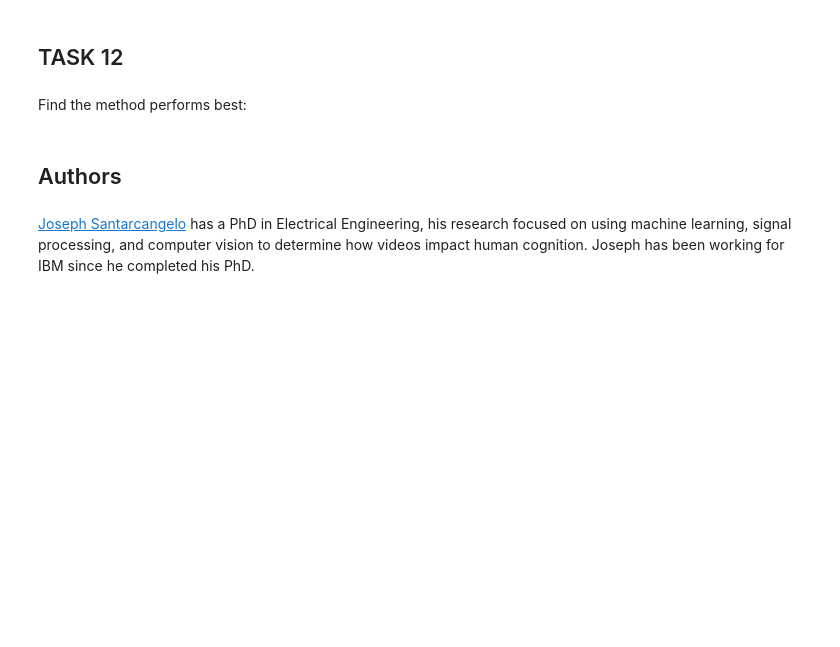
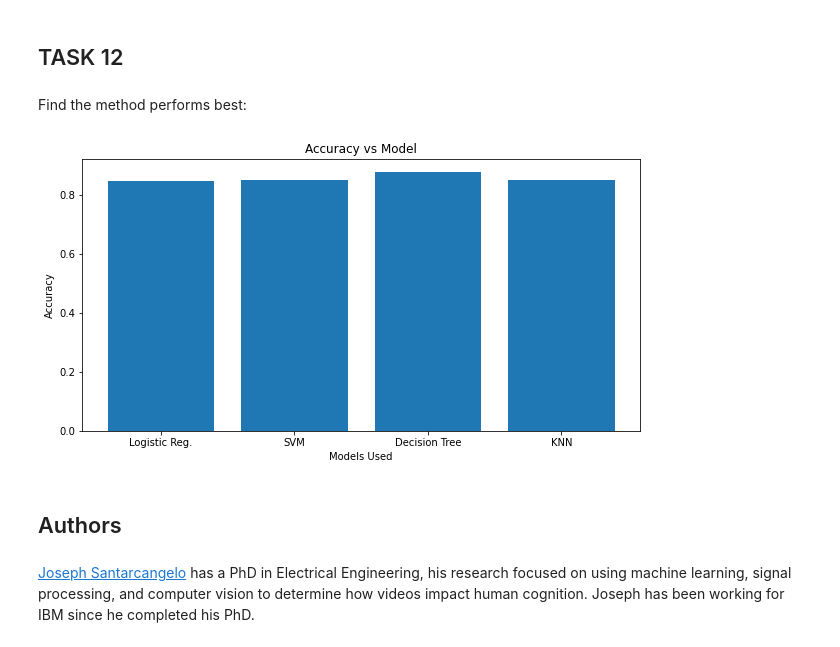
Before and after one commit to donabhadra/IBM-DS-Capstone, a Jupyter notebook: SpaceX Model Prediction.ipynb, the cells around one changed output. Saved outputs shown, nothing was run; the diff lists cells and outputs as text; code cells hidden in the pictures; blank space fills up the shorter version.

```diff
--- a/SpaceX Model Prediction.ipynb
+++ b/SpaceX Model Prediction.ipynb
@@ -203,0 +202,4 @@ logreg_cv.score(X_test,Y_test)
+# %%
+lr_score= logreg_cv.best_score_
+scores.append(logreg_cv.best_score_)
+logreg_cv.score(X_test,Y_test)
@@ -245,0 +246,4 @@ svm_cv.score(X_test,Y_test)
+# %%
+svm_score= svm_cv.best_score_
+scores.append(svm_cv.best_score_)
+svm_cv.score(X_test,Y_test)
@@ -329,0 +335,4 @@ knn_cv.score(X_test,Y_test)
+# %%
+knn_score= knn_cv.best_score_
+scores.append(knn_cv.best_score_)
+knn_cv.score(X_test,Y_test)
@@ -341,6 +352,15 @@ Find the method performs best:
 # %%
 # Since all models are giving same accuracy and confusion matrix, I will go with the Logistic Regression model as the difference between training and testing sata accuracy
 # is the least. Which signifies least under or overfitting of the model.
+models=['Logistic Reg.','SVM','Decision Tree','KNN']
+fig = plt.figure(figsize = (10, 5))
+plt.bar(models,scores)
+plt.xlabel("Models Used")
+plt.ylabel("Accuracy")
+plt.title("Accuracy vs Model")
+plt.show()
+# %% [output]
+[figure, added]
 # %% [markdown]
 ## Authors
 # %% [markdown]
```
Also changed, not shown: parts of 11 cells of this notebook.
